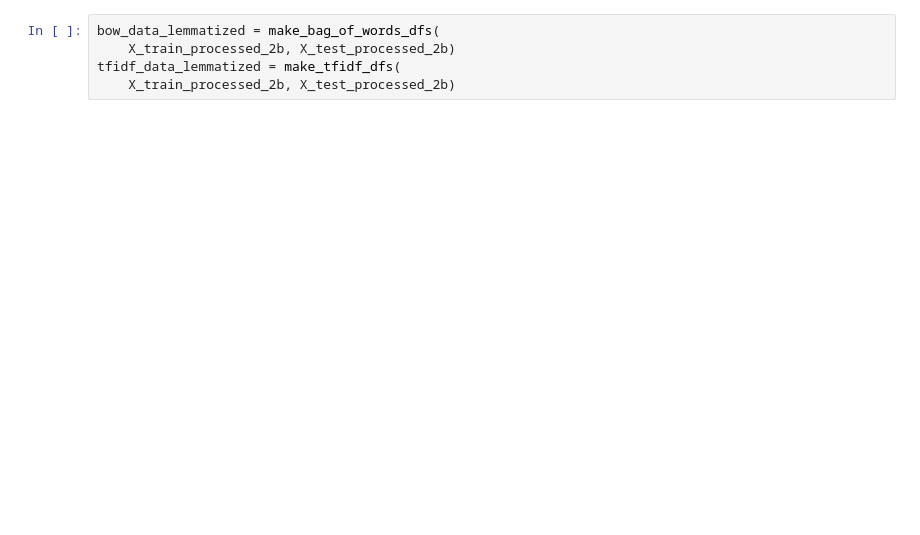
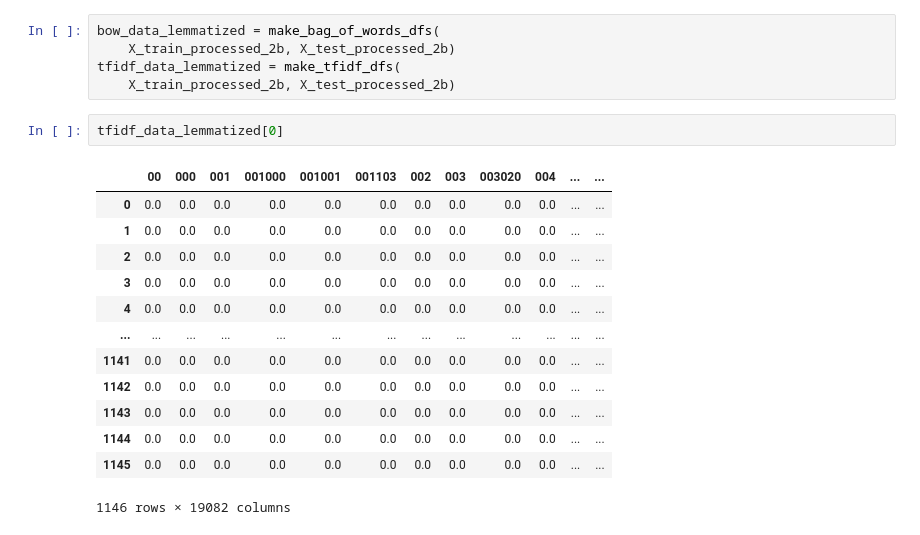
Before and after one commit to cwf231/StudyGroups, a Jupyter notebook: StudyGroupNotes/Phase_4/4.39_natural_language_processing.ipynb, the cells around one changed output. Cells and saved outputs as stored; diff of their text form; blank space fills up the shorter version.

```diff
--- a/StudyGroupNotes/Phase_4/4.39_natural_language_processing.ipynb
+++ b/StudyGroupNotes/Phase_4/4.39_natural_language_processing.ipynb
@@ -600,6 +618,22 @@ bow_data_lemmatized = make_bag_of_words_dfs(
     X_train_processed_2b, X_test_processed_2b)
 tfidf_data_lemmatized = make_tfidf_dfs(
     X_train_processed_2b, X_test_processed_2b)
+# %%
+tfidf_data_lemmatized[0]
+# %% [output]
+|  | 00 | 000 | 001 | 001000 | 001001 | 001103 | 002 | 003 | 003020 | 004 | ... | ... |
+| 0 | 0.0 | 0.0 | 0.0 | 0.0 | 0.0 | 0.0 | 0.0 | 0.0 | 0.0 | 0.0 | ... | ... |
+| 1 | 0.0 | 0.0 | 0.0 | 0.0 | 0.0 | 0.0 | 0.0 | 0.0 | 0.0 | 0.0 | ... | ... |
+| 2 | 0.0 | 0.0 | 0.0 | 0.0 | 0.0 | 0.0 | 0.0 | 0.0 | 0.0 | 0.0 | ... | ... |
+| 3 | 0.0 | 0.0 | 0.0 | 0.0 | 0.0 | 0.0 | 0.0 | 0.0 | 0.0 | 0.0 | ... | ... |
+| 4 | 0.0 | 0.0 | 0.0 | 0.0 | 0.0 | 0.0 | 0.0 | 0.0 | 0.0 | 0.0 | ... | ... |
+| ... | ... | ... | ... | ... | ... | ... | ... | ... | ... | ... | ... | ... |
+| 1141 | 0.0 | 0.0 | 0.0 | 0.0 | 0.0 | 0.0 | 0.0 | 0.0 | 0.0 | 0.0 | ... | ... |
+| 1142 | 0.0 | 0.0 | 0.0 | 0.0 | 0.0 | 0.0 | 0.0 | 0.0 | 0.0 | 0.0 | ... | ... |
+| 1143 | 0.0 | 0.0 | 0.0 | 0.0 | 0.0 | 0.0 | 0.0 | 0.0 | 0.0 | 0.0 | ... | ... |
+| 1144 | 0.0 | 0.0 | 0.0 | 0.0 | 0.0 | 0.0 | 0.0 | 0.0 | 0.0 | 0.0 | ... | ... |
+| 1145 | 0.0 | 0.0 | 0.0 | 0.0 | 0.0 | 0.0 | 0.0 | 0.0 | 0.0 | 0.0 | ... | ... |
+1146 rows × 19082 columns
 # %%
 train_bayes(bow_data_lemmatized, tfidf_data_lemmatized)
 # %% [output]
```
Also changed, not shown: parts of 17 cells of this notebook.
